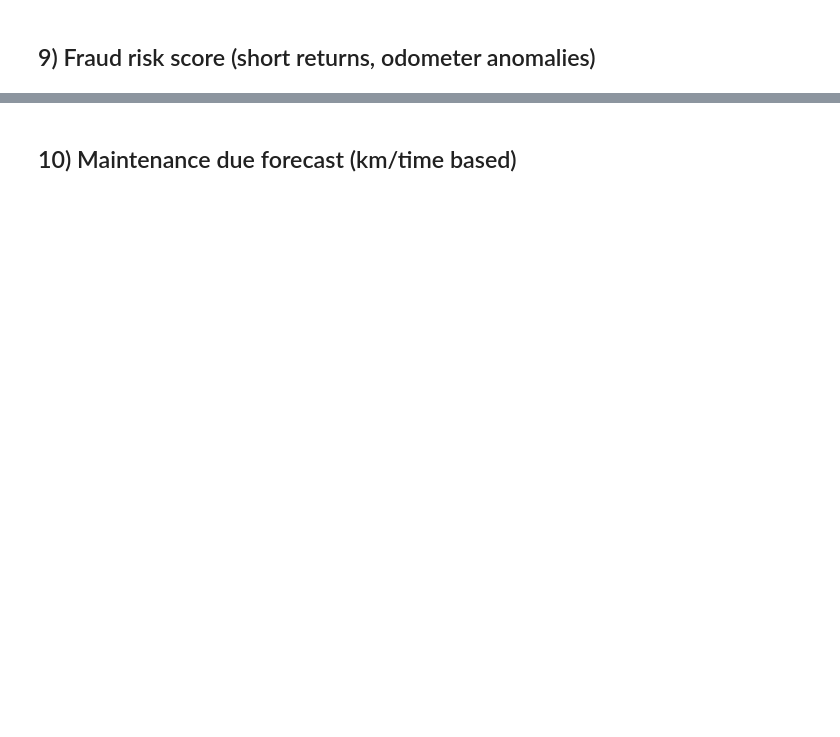
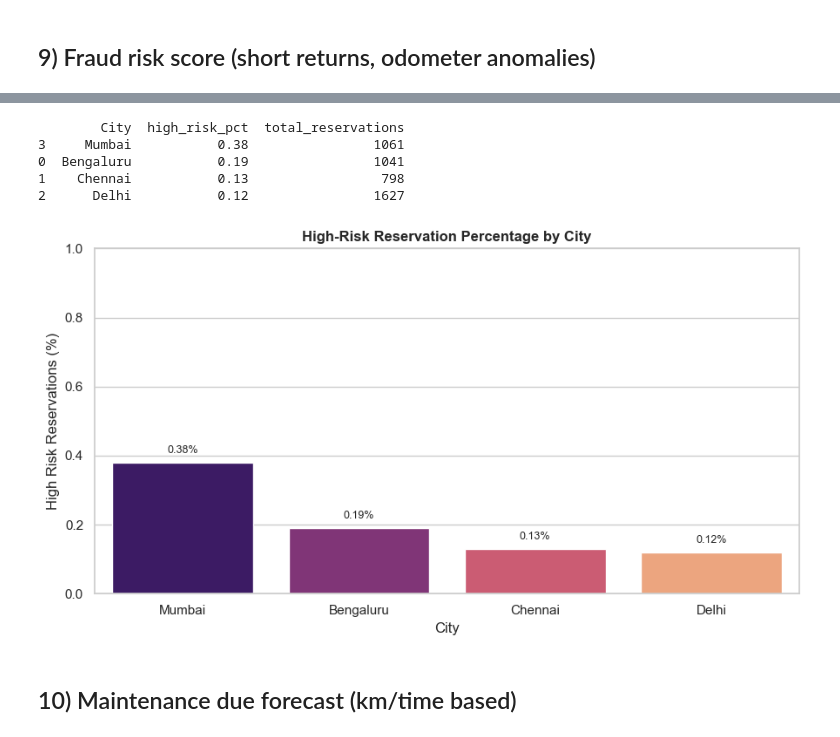
Before and after one commit to Utkarsh-2005/Capg_Sprint, a Jupyter notebook: Transformation/car_rental_transformed.ipynb, the cells around one changed output, grey strips where cells are left out. Saved outputs shown, nothing was run; the diff lists cells and outputs as text; code cells hidden in the pictures; blank space fills up the shorter version.

```diff
--- a/Transformation/car_rental_transformed.ipynb
+++ b/Transformation/car_rental_transformed.ipynb
@@ -585,3 +534,63 @@ print(fraud_view.sort_values("fraud_risk_score", ascending=False).head(20))
+# %%
+# TRANSFORM 9 --> High-risk percentage by city
+
+fraud = df.copy()
+
+# Build fraud risk score
+fraud["short_return_flag"] = fraud["is_completed"] & (fraud["rental_hours"] < 2)
+fraud["odo_diff"] = fraud["Odo_End"] - fraud["Odo_Start"]
+fraud["odo_anomaly_flag"] = (fraud["odo_diff"] < 0) | ((fraud["odo_diff"] - fraud["distance_km"]).abs() > 50)
+fraud["speed_risk_flag"] = fraud["Speed"] > 120
+
+fraud["fraud_risk_score"] = (
+    30 * fraud["short_return_flag"].astype(int)
+    + 50 * fraud["odo_anomaly_flag"].fillna(False).astype(int)
+    + 20 * fraud["speed_risk_flag"].fillna(False).astype(int)
+    + 20 * fraud["vehicle_id_invalid_flag"].astype(int)
+).clip(0, 100)
+
+# High risk = score >= 50
+city_high_risk = (
+    fraud.assign(high_risk=fraud["fraud_risk_score"] >= 50)
+    .groupby("City", dropna=False)
+    .agg(high_risk_pct=("high_risk", "mean"), total_reservations=("Reservation_ID", "count"))
+    .reset_index()
+    .sort_values("high_risk_pct", ascending=False)
+)
+
+city_high_risk["high_risk_pct"] = (city_high_risk["high_risk_pct"] * 100).round(2)
+print(city_high_risk[["City", "high_risk_pct", "total_reservations"]])
+
+# Simple graph: high-risk percentage by city
+plt.figure(figsize=(9, 5))
+ax = sns.barplot(
+    data=city_high_risk,
+    x="City",
+    y="high_risk_pct",
+    hue="City",
+    palette="magma",
+    legend=False,
+ )
+ax.set_title("High-Risk Reservation Percentage by City", weight="bold")
+ax.set_xlabel("City")
+ax.set_ylabel("High Risk Reservations (%)")
+
+max_pct = city_high_risk["high_risk_pct"].max()
+ax.set_ylim(0, max(max_pct * 1.35, 1))
+
+offset = max(max_pct * 0.03, 0.02)
+for i, v in enumerate(city_high_risk["high_risk_pct"]):
+    ax.text(i, v + offset, f"{v:.2f}%", ha="center", va="bottom", fontsize=9)
+
+plt.tight_layout()
+plt.show()
+# %% [output]
+        City  high_risk_pct  total_reservations
+3     Mumbai           0.38                1061
+0  Bengaluru           0.19                1041
+1    Chennai           0.13                 798
+2      Delhi           0.12                1627
+[figure, added]
 # %% [markdown]
 ## 10) Maintenance due forecast (km/time based)
 # %%
```
Also changed, not shown: parts of 20 cells of this notebook, 3 other files.
